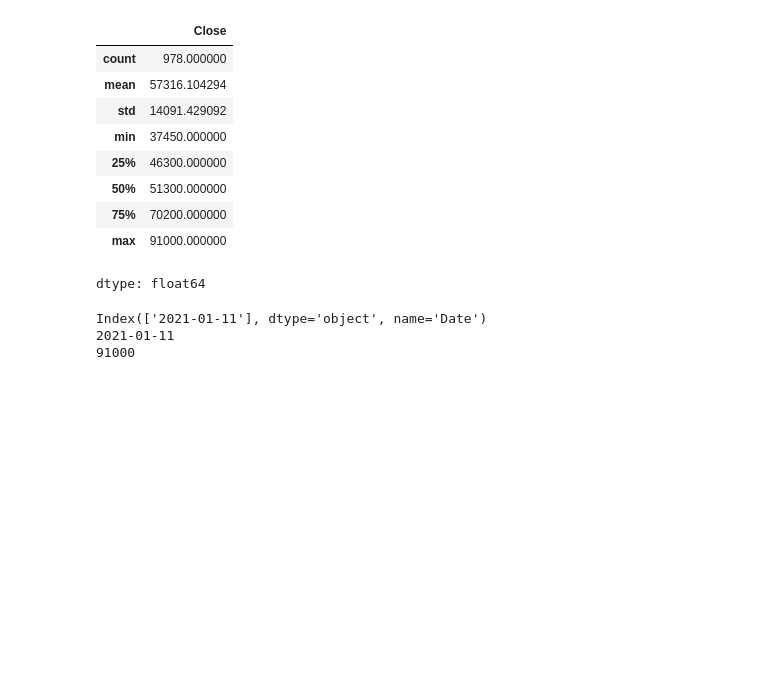
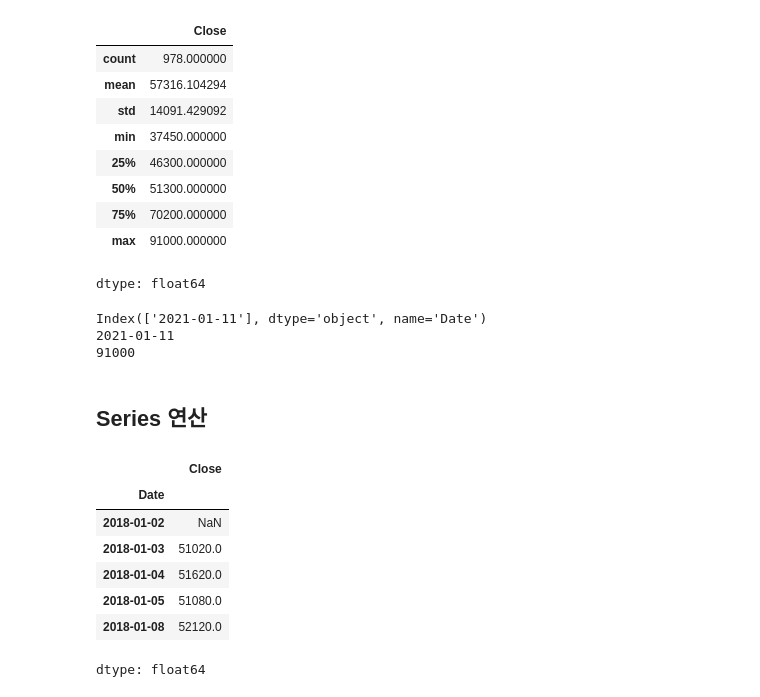
Before and after one commit to tjdux/pandas-for-finance, a Jupyter notebook: 01_Series.ipynb, the cells around one changed output. Saved outputs shown, nothing was run; the diff lists cells and outputs as text; code cells hidden in the pictures; blank space fills up the shorter version.

```diff
--- a/01_Series.ipynb
+++ b/01_Series.ipynb
@@ -170,3 +170,16 @@ print(f"{samsung_price.iloc[samsung_price.argmax()]}")
 Index(['2021-01-11'], dtype='object', name='Date')
 2021-01-11
 91000
+# %% [markdown]
+## Series 연산
+# %%
+samsung_price.shift().head()
+# %% [output]
+|  | Close |
+| Date |  |
+| 2018-01-02 | NaN |
+| 2018-01-03 | 51020.0 |
+| 2018-01-04 | 51620.0 |
+| 2018-01-05 | 51080.0 |
+| 2018-01-08 | 52120.0 |
+dtype: float64
```
Also changed, not shown: parts of 3 cells of this notebook.
